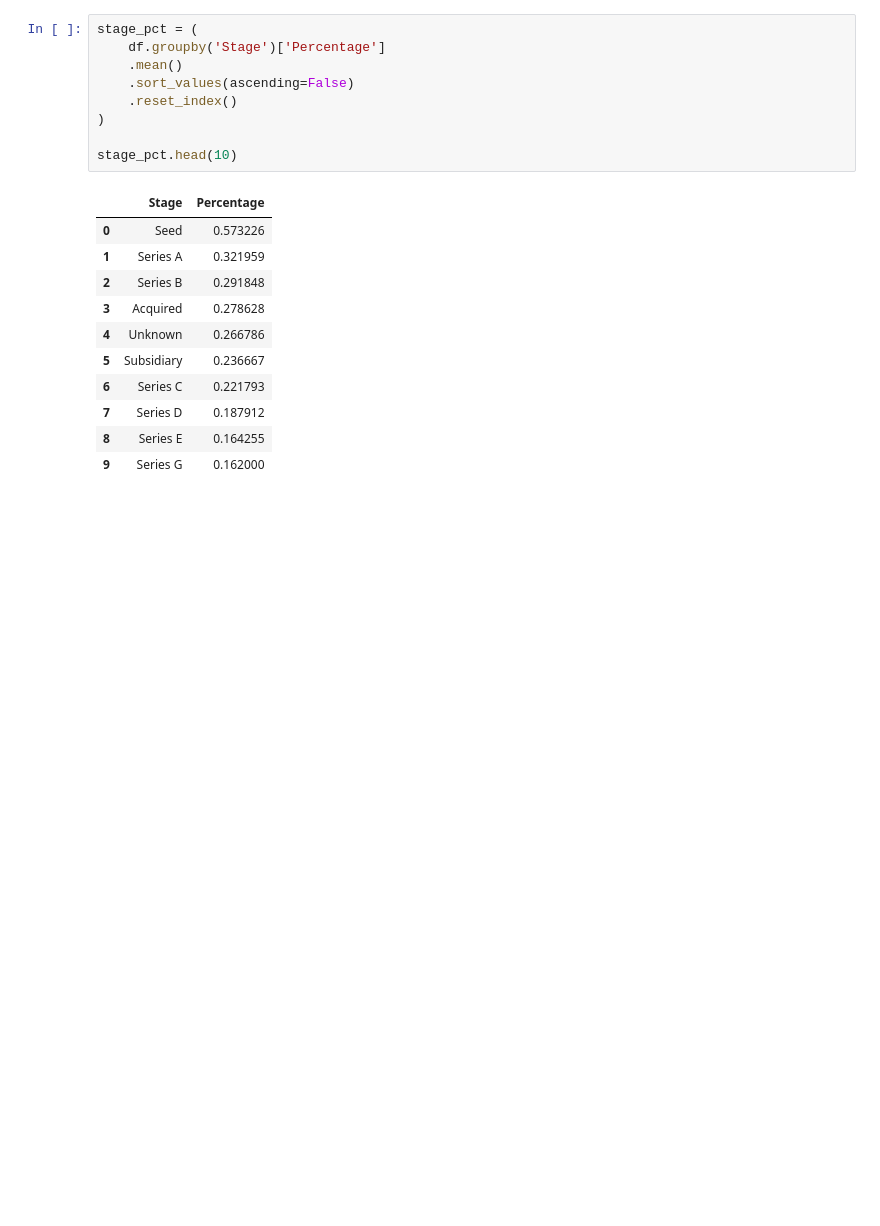
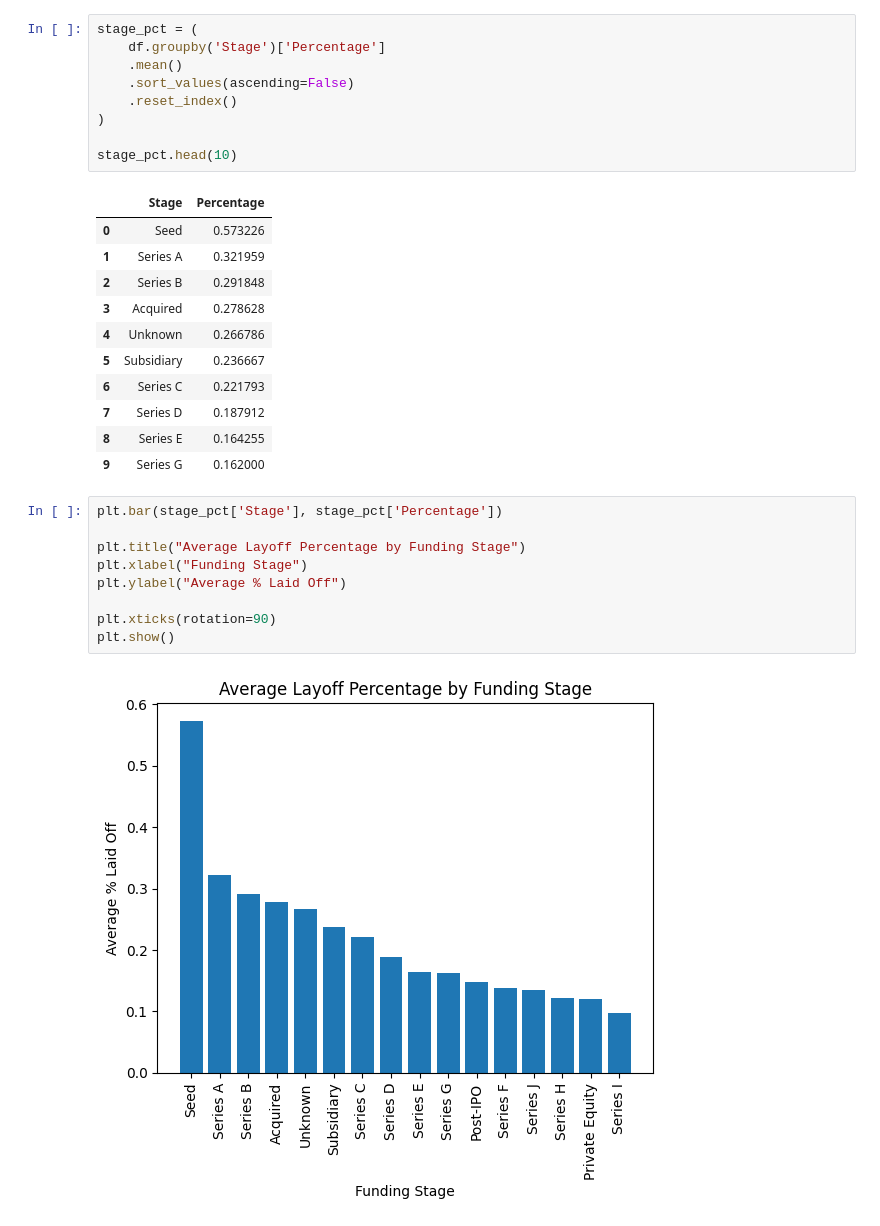
Before and after one commit to riddhikale/Tech-Layoffs, a Jupyter notebook: notebooks/eda.ipynb, the cells around one changed output. Saved outputs shown, nothing was run; the diff lists cells and outputs as text; blank space fills up the shorter version.

Commit message:
layoff percentage plot

```diff
--- a/notebooks/eda.ipynb
+++ b/notebooks/eda.ipynb
@@ -384,3 +384,14 @@ stage_pct.head(10)
 | 7 | Series D | 0.187912 |
 | 8 | Series E | 0.164255 |
 | 9 | Series G | 0.162000 |
+# %%
+plt.bar(stage_pct['Stage'], stage_pct['Percentage'])
+
+plt.title("Average Layoff Percentage by Funding Stage")
+plt.xlabel("Funding Stage")
+plt.ylabel("Average % Laid Off")
+
+plt.xticks(rotation=90)
+plt.show()
+# %% [output]
+[figure, added]
```
